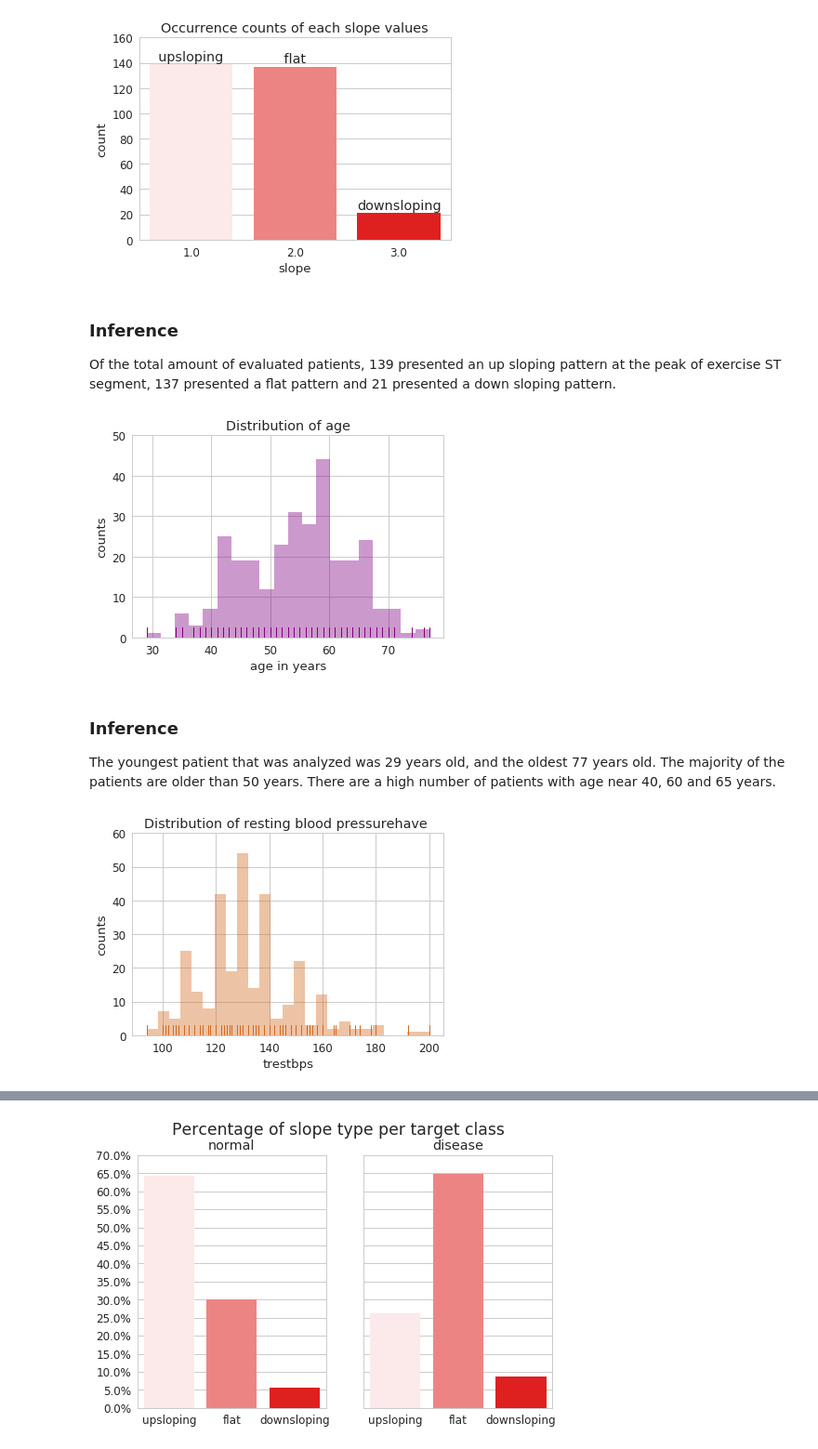
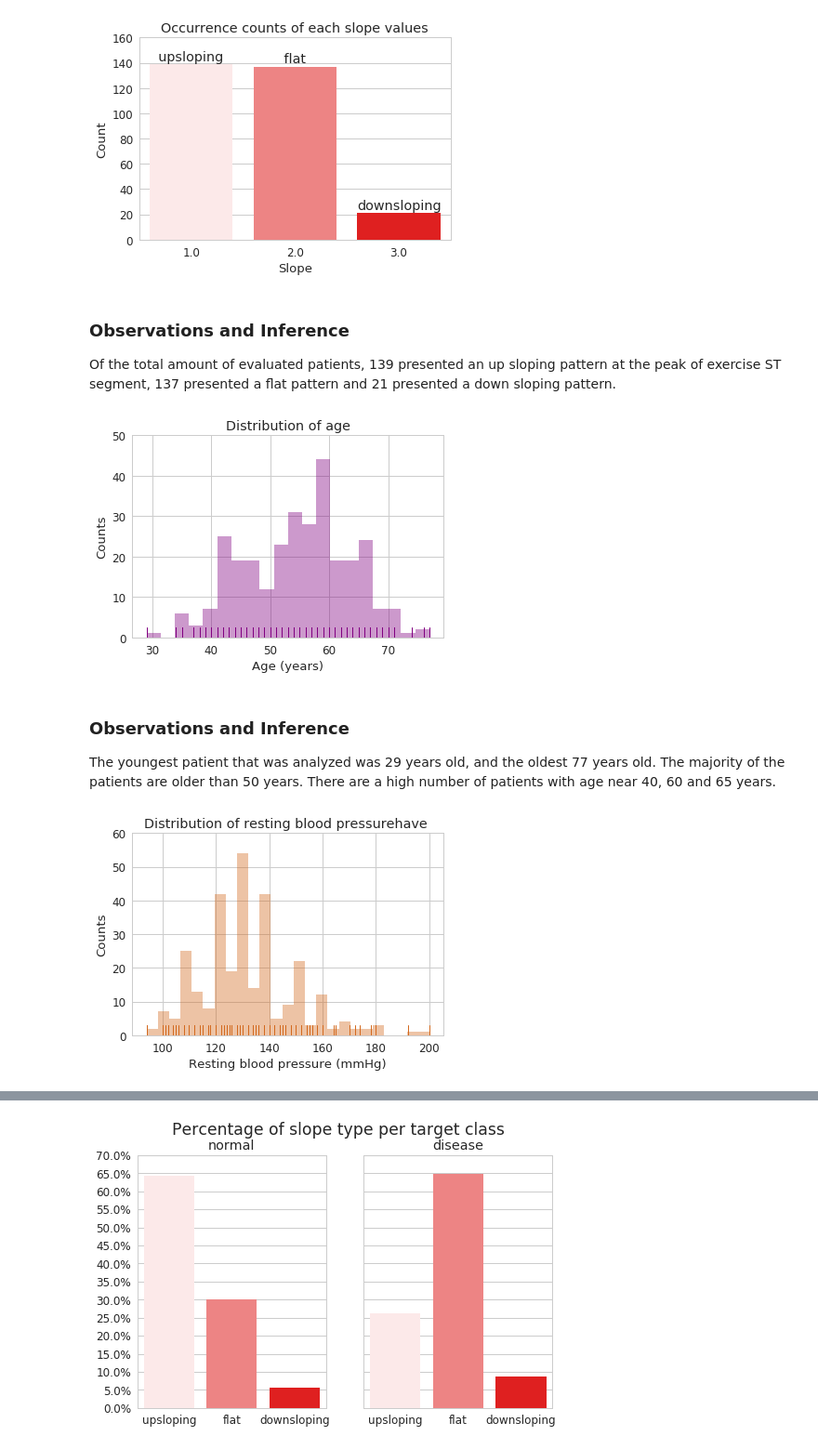
Before and after one commit to Nilabhra/jacobs_da_2017, a Jupyter notebook: assignment_1/assignment1.ipynb, the cells around one changed output, grey strips where cells are left out. Shown at 93% size. Cells and saved outputs as stored; diff of their text form; code cells hidden in the pictures.

```diff
--- a/assignment_1/assignment1.ipynb
+++ b/assignment_1/assignment1.ipynb
@@ -93,25 +96,26 @@ _ = fig.axes.set_ylim(0, 160)
 # %% [output]
 [figure]
 # %% [markdown]
-### Inference
+### Observations and Inference
 Of the total amount of evaluated patients, 139 presented an up sloping pattern at the peak of exercise ST segment, 137 presented a flat pattern and 21 presented a down sloping pattern.
 # %%
 sns.set_style(None)
 fig = sns.distplot(data['age'], kde=False, rug=True, bins=20, color='purple')
 _ = fig.set_title('Distribution of age')
 _ = fig.axes.set_ylim(0, 50)
-_ = fig.set_ylabel('counts')
-_ = fig.set_xlabel('age in years')
+_ = fig.set_ylabel('Counts')
+_ = fig.set_xlabel('Age (years)')
 # %% [output]
-[figure, old version]
+[figure, new version]
 # %% [markdown]
-### Inference
+### Observations and Inference
 The youngest patient that was analyzed was 29 years old, and the oldest 77 years old. The majority of the patients are older than 50 years. There are a high number of patients with age near 40, 60 and 65 years.
 # %%
 fig = sns.distplot(data['trestbps'], kde=False, rug=True, bins=25, color='chocolate')
 _ = fig.axes.set_ylim(0, 60)
-_ = fig.set_ylabel('counts')
+_ = fig.set_ylabel('Counts')
 _ = fig.set_title('Distribution of resting blood pressurehave ')
+_ = fig.set_xlabel('Resting blood pressure (mmHg)')
 # %% [output]
-[figure, old version]
+[figure, new version]
 # %% [markdown]
```
Also changed, not shown: parts of 17 cells of this notebook.
